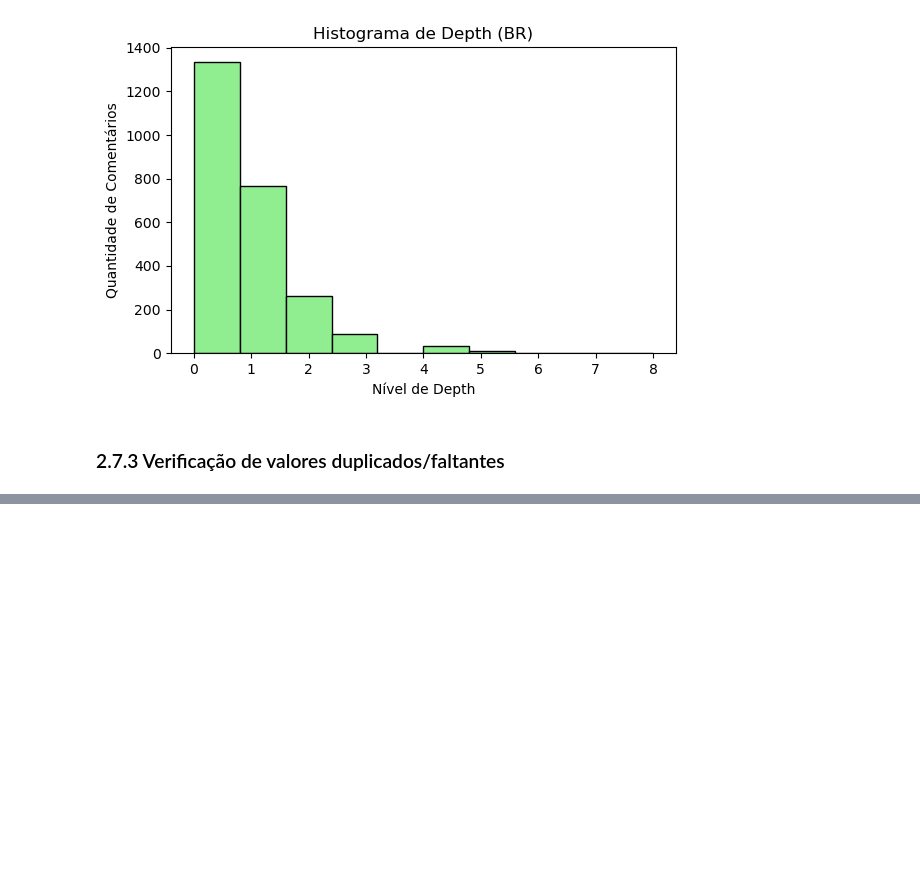
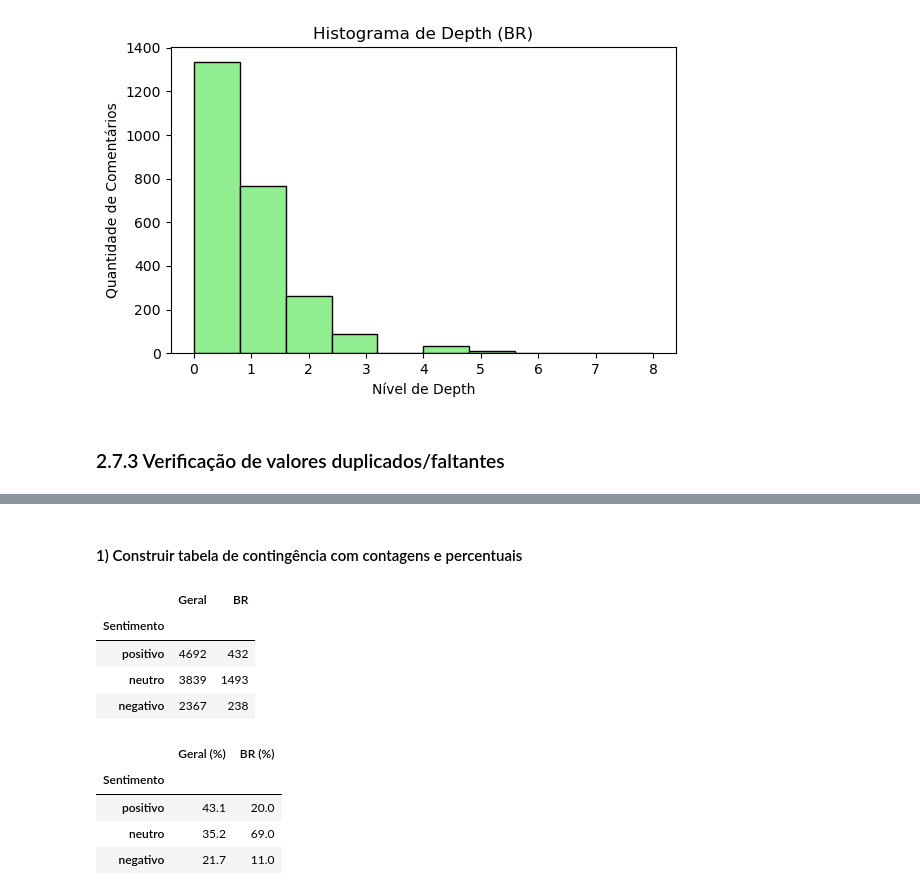
Before and after one commit to lucashsnery/Projeto-ICD, a Jupyter notebook: relatorio.ipynb, the cells around one changed output, grey strips where cells are left out. Cells and saved outputs as stored; diff of their text form; code cells hidden in the pictures; blank space fills up the shorter version.

```diff
--- a/relatorio.ipynb
+++ b/relatorio.ipynb
@@ -228,0 +261,13 @@ Comentários sem autor: (BR): 68 de 2498 (2.7%)
+# %%
+# Remover duplicatas e comentários vazios
+print("Antes da limpeza:")
+print(f" • Geral: {len(df_all)} comentários, duplicatas: {df_all.duplicated('comentário').sum()}")
+print(f" • BR   : {len(df_br)} comentários, duplicatas: {df_br.duplicated('comentário').sum()}")
+
+for df in (df_all, df_br):
+    df.drop_duplicates(subset='comentário', inplace=True)
+    df.dropna(subset=['comentário'], inplace=True)
+
+print("\nDepois da limpeza:")
+print(f" • Geral: {len(df_all)} comentários")
+print(f" • BR   : {len(df_br)} comentários")
@@ -228,0 +489,31 @@ Comentários sem autor: (BR): 68 de 2498 (2.7%)
+# %% [markdown]
+#### 1) Construir tabela de contingência com contagens e percentuais
+# %%
+sentimentos = ['positivo', 'neutro', 'negativo']
+
+# Contagens absolutas
+counts_geral = df_all['sentimento'].value_counts().reindex(sentimentos)
+counts_br    = df_br ['sentimento'].value_counts().reindex(sentimentos)
+
+contingency = pd.DataFrame({
+    'Geral': counts_geral,
+    'BR':    counts_br
+})
+contingency.index.name = 'Sentimento'
+display(contingency)
+
+# Percentuais (por coluna)
+prop = contingency.div(contingency.sum(axis=0), axis=1) * 100
+prop.columns = [c + ' (%)' for c in prop.columns]
+display(prop.round(1))
+# %% [output]
+|  | Geral | BR |
+| Sentimento |  |  |
+| positivo | 4692 | 432 |
+| neutro | 3839 | 1493 |
+| negativo | 2367 | 238 |
+|  | Geral (%) | BR (%) |
+| Sentimento |  |  |
+| positivo | 43.1 | 20.0 |
+| neutro | 35.2 | 69.0 |
+| negativo | 21.7 | 11.0 |
```
Also changed, not shown: parts of 34 cells of this notebook.
